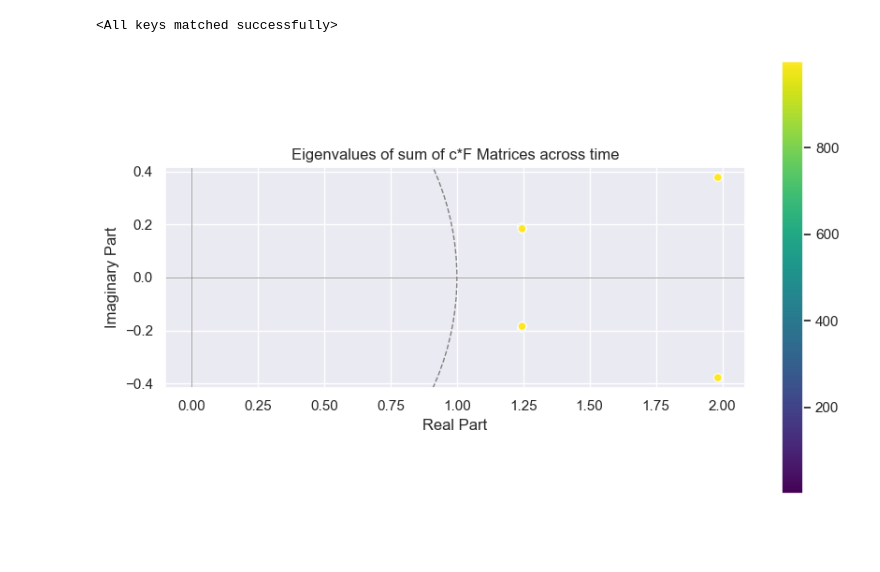
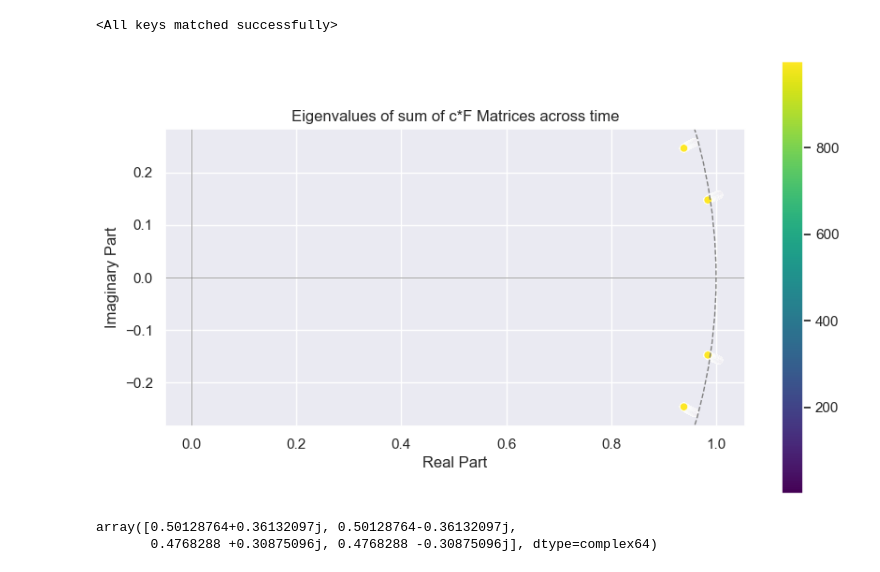
Before and after one commit to lianaak/dLDS-with-controls, a Jupyter notebook: dLDS_discrete/dlds_discrete/cdlds/dLDS_NN.ipynb, the cells around one changed output. Drawn from its saved outputs; the diff is of its cells as text; code cells hidden in the pictures; blank space fills up the shorter version.

Commit message:
adding spectrallinear layer for complex eigenvalues

```diff
--- a/dLDS_discrete/dlds_discrete/cdlds/dLDS_NN.ipynb
+++ b/dLDS_discrete/dlds_discrete/cdlds/dLDS_NN.ipynb
@@ -7,7 +7,7 @@ from torch.utils.data import DataLoader
 from tqdm import tqdm
 import plotly.express as px
 # %%
-generator = DLDSwithControl(CdLDSDataGenerator(K=3, D_control=0, fix_point_change=True, eigenvalue_radius=0.9))
+generator = DLDSwithControl(CdLDSDataGenerator(K=2, D_control=0, fix_point_change=False, eigenvalue_radius=0.995))
 
 # generate toy data
 X = generator.datasets.generate_data(1000, sigma=0.01)
@@ -21,7 +21,7 @@ X2 = torch.tensor(X[:, 1:], dtype=torch.float32)
 np.save('data.npy', X)
 # %%
 input_size = X1.shape[0]
-num_subdyn = 3
+num_subdyn = 2
 output_size = X2.shape[0]
 simple_model = DeepDLDS(input_size, output_size, num_subdyn, X1.shape[1])
 model = torch.load('models/model.pth', weights_only=False)
@@ -35,3 +35,12 @@ with torch.no_grad():
     for i in range(X1.shape[1]):
         y = simple_model(X1[:,i], i)
         X2_hat.append(y)
+# %%
+# predict all time steps from initial state
+
+X2_hat_all = []
+X2_hat_all.append(X1[:,0])
+with torch.no_grad():
+    for i in range(X1.shape[1]):
+        y = simple_model(X2_hat_all[-1].squeeze(), i)
+        X2_hat_all.append(y)
@@ -60,7 +71,7 @@ colors = {'1': 'red', '2': 'blue', '3': 'green', '4': 'purple'}
 data = []
 
 for t in range(X2.shape[1]):
-    f_sum = np.sum([simple_model.coeffs[idx].detach().numpy()[t]*f_i.weight.detach().numpy() for idx, f_i in enumerate(simple_model.F)], axis=0)
+    f_sum = np.sum([simple_model.coeffs[idx].detach().numpy()[t]*f_i.effective_W().detach().numpy() for idx, f_i in enumerate(simple_model.F)], axis=0)
     eigenvalue = linalg.eig(f_sum)[0]
     df = pd.DataFrame({'real': np.real(eigenvalue), 'imag': np.imag(eigenvalue)})
     data.append(df)
@@ -68,31 +79,36 @@ for t in range(X2.shape[1]):
 df = pd.concat(data, keys=[str(i+1) for i in range(X2.shape[1])])
 
 ax = sns.scatterplot(data=df, x='real', y='imag', alpha=1, hue=df.index.get_level_values(0), palette='viridis', marker='o', legend=False)
 
 # Add a colorbar
 norm = plt.Normalize(1, 999)
 sm = plt.cm.ScalarMappable(cmap="viridis", norm=norm)
 sm.set_array([])  # Needed to trick colorbar into working with ScalarMappable
 
 cbar = plt.colorbar(
     plt.cm.ScalarMappable(cmap='viridis', norm=norm),
     ax=plt.gca()
 )
 
 plt.axhline(0, color='gray', lw=0.5)
 plt.axvline(0, color='gray', lw=0.5)
 plt.xlabel('Real Part')
 plt.ylabel('Imaginary Part')
 plt.title('Eigenvalues of sum of c*F Matrices across time')
 
 # Add a unit circle
 unit_circle = plt.Circle((0, 0), 1, color='gray', fill=False, linestyle='--')
 plt.gca().add_artist(unit_circle)
 
 # Set equal scaling to ensure the unit circle is round
 plt.gca().set_aspect('equal', adjustable='box')
 
 # Show the plot
 plt.show()
 # %% [output]
-[figure, old version]
+[figure, new version]
+# %%
+linalg.eig(simple_model.F[0].effective_W().detach().numpy())[0]
+# %% [output]
+array([0.50128764+0.36132097j, 0.50128764-0.36132097j,
+       0.4768288 +0.30875096j, 0.4768288 -0.30875096j], dtype=complex64)
```
Also changed, not shown: parts of 4 cells of this notebook, 5 other files.
